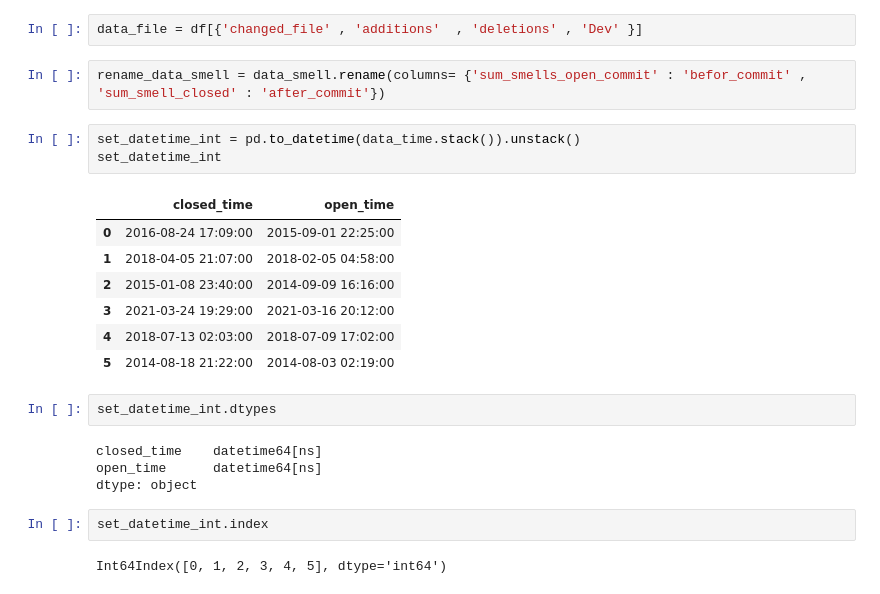
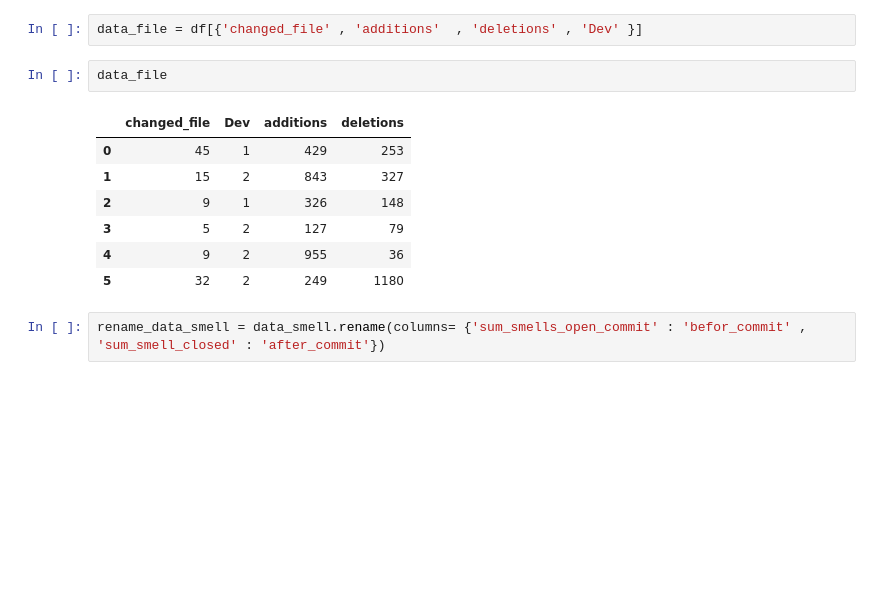
Before and after one commit to beaw21/Demo, a Jupyter notebook: test.04/pandas.ipynb, the cells around one changed output. Drawn from its saved outputs; the diff is of its cells as text; blank space fills up the shorter version.

```diff
--- a/test.04/pandas.ipynb
+++ b/test.04/pandas.ipynb
@@ -11,26 +20,15 @@ data_smell = df[{'sum_smells_open_commit' , 'sum_smell_closed' }]
 data_time = df[{'open_time' , 'closed_time' }]
 # %%
 data_file = df[{'changed_file' , 'additions'  , 'deletions' , 'Dev' }]
+# %%
+data_file
+# %% [output]
+|  | changed_file | Dev | additions | deletions |
+| 0 | 45 | 1 | 429 | 253 |
+| 1 | 15 | 2 | 843 | 327 |
+| 2 | 9 | 1 | 326 | 148 |
+| 3 | 5 | 2 | 127 | 79 |
+| 4 | 9 | 2 | 955 | 36 |
+| 5 | 32 | 2 | 249 | 1180 |
 # %%
 rename_data_smell = data_smell.rename(columns= {'sum_smells_open_commit' : 'befor_commit' , 'sum_smell_closed' : 'after_commit'})
-# %%
-set_datetime_int = pd.to_datetime(data_time.stack()).unstack()
-set_datetime_int
-# %% [output]
-|  | closed_time | open_time |
-| 0 | 2016-08-24 17:09:00 | 2015-09-01 22:25:00 |
-| 1 | 2018-04-05 21:07:00 | 2018-02-05 04:58:00 |
-| 2 | 2015-01-08 23:40:00 | 2014-09-09 16:16:00 |
-| 3 | 2021-03-24 19:29:00 | 2021-03-16 20:12:00 |
-| 4 | 2018-07-13 02:03:00 | 2018-07-09 17:02:00 |
-| 5 | 2014-08-18 21:22:00 | 2014-08-03 02:19:00 |
-# %%
-set_datetime_int.dtypes
-# %% [output]
-closed_time    datetime64[ns]
-open_time      datetime64[ns]
-dtype: object
-# %%
-set_datetime_int.index
-# %% [output]
-Int64Index([0, 1, 2, 3, 4, 5], dtype='int64')
```
Also changed, not shown: parts of 10 cells of this notebook, 1 other file.
